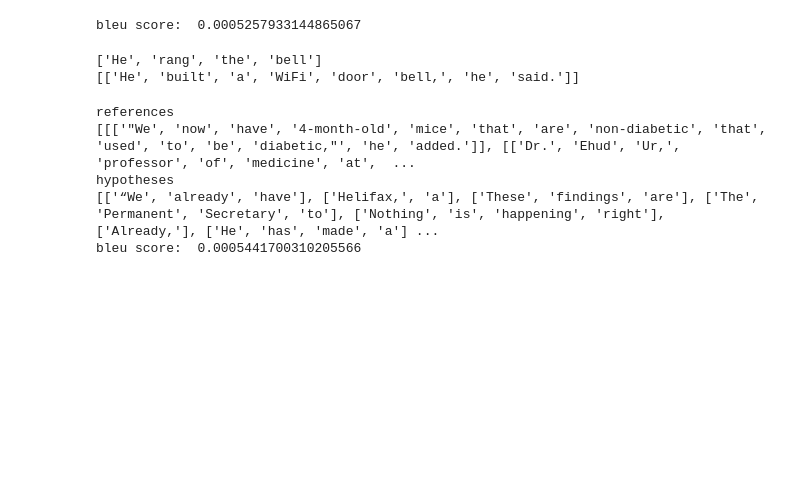
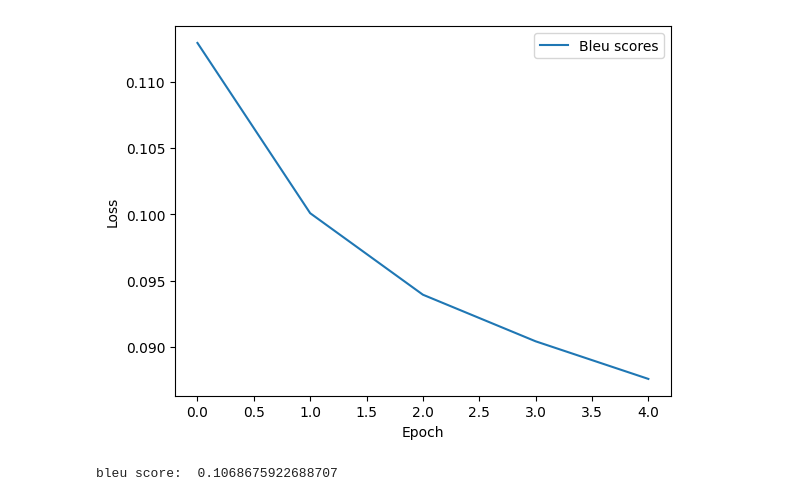
Before and after one commit to Vedant2311/BERT-guided-MT, a Jupyter notebook: mBART_Baseline/mbart50.ipynb, the cells around one changed output. Saved outputs shown, nothing was run; the diff lists cells and outputs as text; code cells hidden in the pictures; blank space fills up the shorter version.

```diff
--- a/mBART_Baseline/mbart50.ipynb
+++ b/mBART_Baseline/mbart50.ipynb
@@ -202,79 +198,32 @@ plt.show()
+# %%
+plt.plot(bleu_scores, label='Bleu scores')
+plt.xlabel('Epoch')
+plt.ylabel('Loss')
+plt.legend()
+plt.show()
+# %% [output]
+[figure, added]
 # %%
-test_dataset = LanguageDataset(f'{DIR_PATH}/test.ne_NP.txt', f'{DIR_PATH}/test.en_XX.txt', BATCH_SIZE, tokenizer)
-
-#init generated translations
+# compute bleu score without fine tuning
 generated_translations = []
 reference = []
 
-#for each nepali sentence, generate english translation, and add to generated translations
-for sentence in test_dataset:
+for batch in tqdm(test_dataset, total=len(test_dataset), desc="Bleu Score", unit="batch"):
 
-    input_ids = tokenizer(sentence['ne'], return_tensors="pt").input_ids.to('cuda')
+    # get generated translation
+    input_ids = tokenizer(batch['ne'], return_tensors="pt").input_ids.to(device)
     forced_bos_token_id = tokenizer.lang_code_to_id["en_XX"]
-    # input_ids = sentence['en_tokens'].to('cuda').reshape(1, -1)
-    outputs = model.generate(input_ids=input_ids, forced_bos_token_id=forced_bos_token_id, max_length=BATCH_SIZE)
+    outputs = model.generate(input_ids=input_ids, forced_bos_token_id=forced_bos_token_id, max_length=MAX_LENGTH)
     english_translation = tokenizer.decode(outputs[0], skip_special_tokens=True)
-
     generated_translations.append(english_translation)
 
-    reference.append(sentence['en'])
+    # get label
+    reference.append(batch['en'])
 
 hypotheses = [gen.split() for gen in generated_translations]
 references = [[ref.split()] for ref in reference]
-
 bleu_score = corpus_bleu(references, hypotheses)
 
 print("bleu score: ", bleu_score)
 # %% [output]
-bleu score:  0.0005257933144865067
+bleu score:  0.1068675922688707
-# %%
-print(hypotheses[6])
-print(references[6])
-# %% [output]
-['He', 'rang', 'the', 'bell']
-[['He', 'built', 'a', 'WiFi', 'door', 'bell,', 'he', 'said.']]
-# %%
-# Test
-#get nepali sentences and english references
-dataset_np = load_dataset("text", data_files= {"train": f"{DIR_PATH}/train.ne_NP.txt", "test": f"{DIR_PATH}/test.ne_NP.txt"})
-dataset_en = load_dataset("text", data_files={"train": f"{DIR_PATH}/train.en_XX.txt", "test": f"{DIR_PATH}/test.en_XX.txt"})
-nepali_sentences = dataset_np["test"]
-english_references = dataset_en["test"]
-
-#init generated translations
-generated_translations = []
-
-#for each nepali sentence, generate english translation, and add to generated translations
-for nepali_sentence in nepali_sentences:
-
-    input_ids = tokenizer(nepali_sentence['text'], return_tensors="pt").input_ids.to('cuda')
-
-    #find forced beginning of sentence token id
-    forced_bos_token_id = tokenizer.lang_code_to_id["en_XX"]
-
-    outputs = model.generate(input_ids=input_ids, forced_bos_token_id=forced_bos_token_id, max_length=BATCH_SIZE)
-
-    #decode generated english translation back into a sentence
-    english_translation = tokenizer.decode(outputs[0], skip_special_tokens=True)
-
-    # add english sentence to generated translations
-    generated_translations.append(english_translation)
-
-#calculate bleu score
-# map each sentence to a [ sentence.split() ]
-
-references = [[reference.split()] for reference in english_references["text"]]
-hypotheses = [gen.split() for gen in generated_translations]
-
-bleu_score = corpus_bleu(references, hypotheses)
-print('references')
-print(references)
-print('hypotheses')
-print(hypotheses)
-print("bleu score: ", bleu_score)
-# %% [output]
-references
-[[['"We', 'now', 'have', '4-month-old', 'mice', 'that', 'are', 'non-diabetic', 'that', 'used', 'to', 'be', 'diabetic,"', 'he', 'added.']], [['Dr.', 'Ehud', 'Ur,', 'professor', 'of', 'medicine', 'at',  ...
-hypotheses
-[['“We', 'already', 'have'], ['Helifax,', 'a'], ['These', 'findings', 'are'], ['The', 'Permanent', 'Secretary', 'to'], ['Nothing', 'is', 'happening', 'right'], ['Already,'], ['He', 'has', 'made', 'a'] ...
-bleu score:  0.0005441700310205566
```
Also changed, not shown: parts of 10 cells of this notebook, 2 other files.
